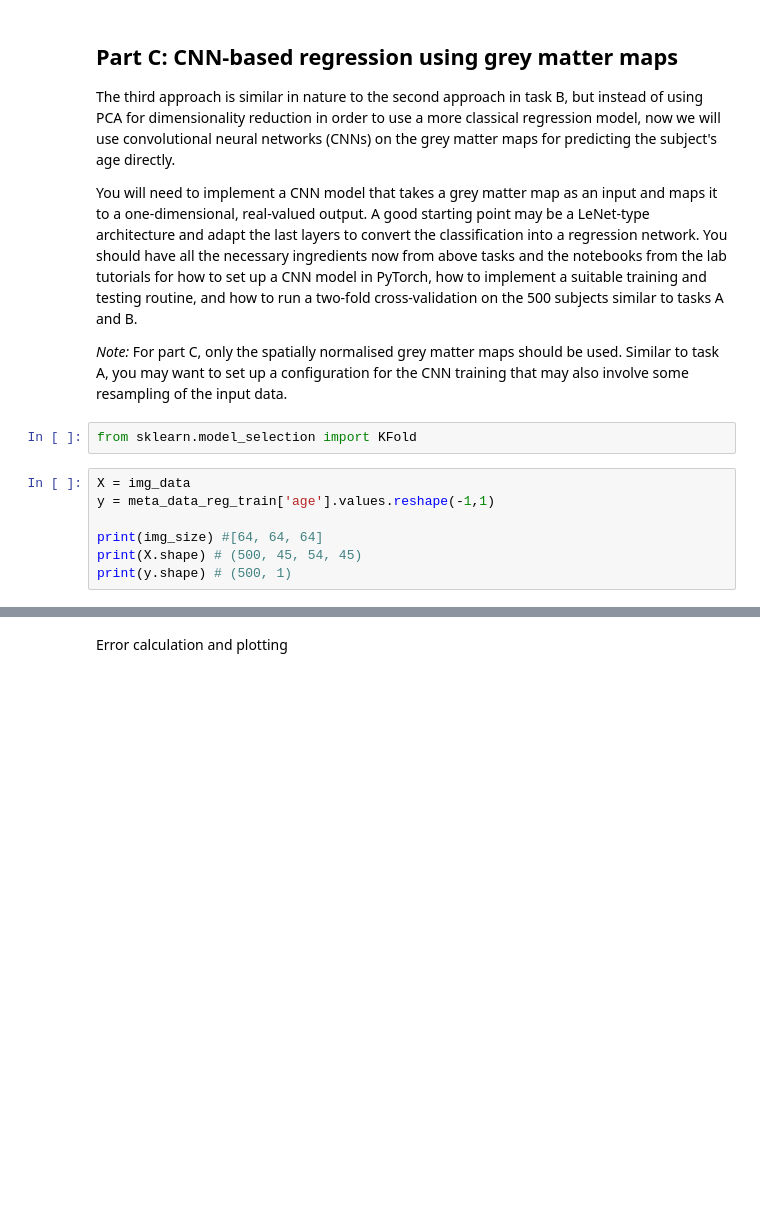
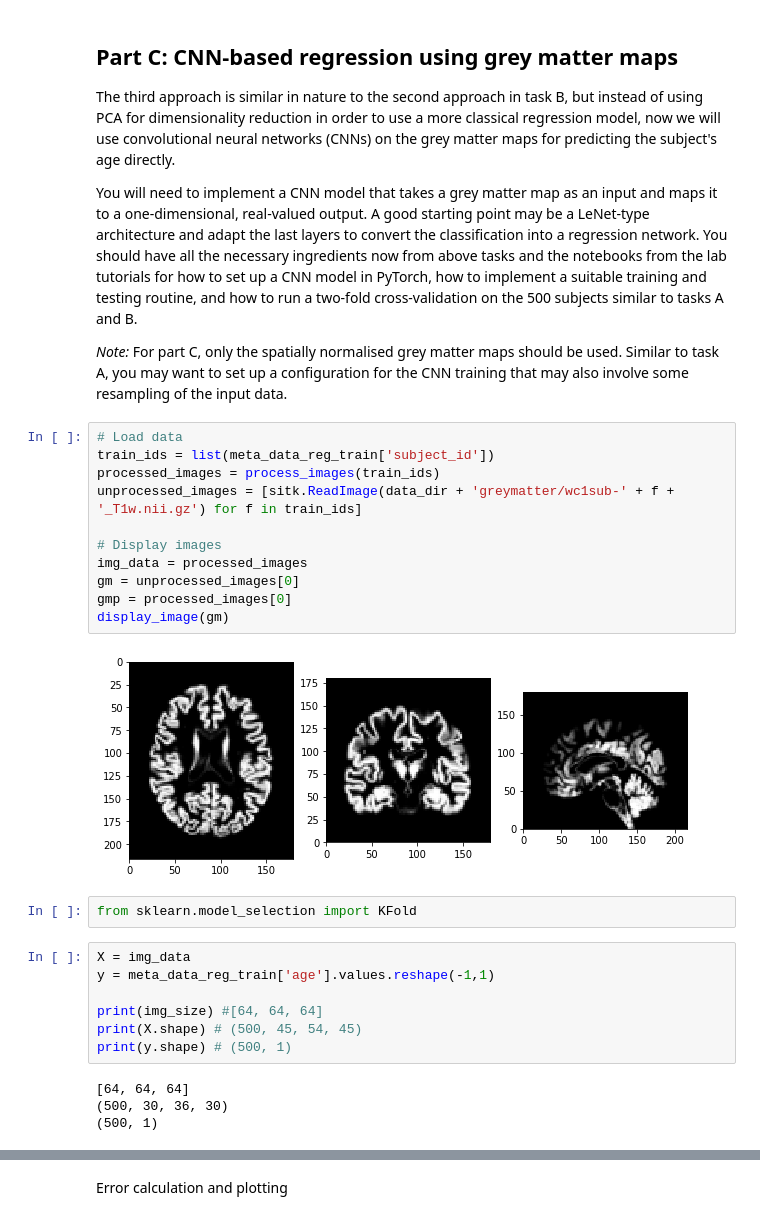
Before and after one commit to ClaraGila/MLICoursework, a Jupyter notebook: CW-Brain-Age-PartC.ipynb, the cells around one changed output, grey strips where cells are left out. Drawn from its saved outputs; the diff is of its cells as text; blank space fills up the shorter version.

```diff
--- a/CW-Brain-Age-PartC.ipynb
+++ b/CW-Brain-Age-PartC.ipynb
@@ -1371,6 +1374,19 @@ The third approach is similar in nature to the second approach in task B, but in
 You will need to implement a CNN model that takes a grey matter map as an input and maps it to a one-dimensional, real-valued output. A good starting point may be a LeNet-type architecture and adapt the last layers to convert the classification into a regression network. You should have all the necessary ingredients now from above tasks and the notebooks from the lab tutorials for how to set up a CNN model in PyTorch, how to implement a suitable training and testing routine, and how to run a two-fold cross-validation on the 500 subjects similar to tasks A and B.
 
 *Note:* For part C, only the spatially normalised grey matter maps should be used. Similar to task A, you may want to set up a configuration for the CNN training that may also involve some resampling of the input data.
+# %%
+# Load data
+train_ids = list(meta_data_reg_train['subject_id'])
+processed_images = process_images(train_ids)
+unprocessed_images = [sitk.ReadImage(data_dir + 'greymatter/wc1sub-' + f + '_T1w.nii.gz') for f in train_ids]
+
+# Display images
+img_data = processed_images
+gm = unprocessed_images[0]
+gmp = processed_images[0]
+display_image(gm)
+# %% [output]
+[figure, added]
 # %%
 from sklearn.model_selection import KFold
 # %%
@@ -1380,6 +1396,10 @@ y = meta_data_reg_train['age'].values.reshape(-1,1)
 print(img_size) #[64, 64, 64]
 print(X.shape) # (500, 45, 54, 45)
 print(y.shape) # (500, 1)
+# %% [output]
+[64, 64, 64]
+(500, 30, 36, 30)
+(500, 1)
 # %%
 import torch.nn as nn
 import torch.nn.functional as F
```
Also changed, not shown: parts of 5 cells of this notebook.
